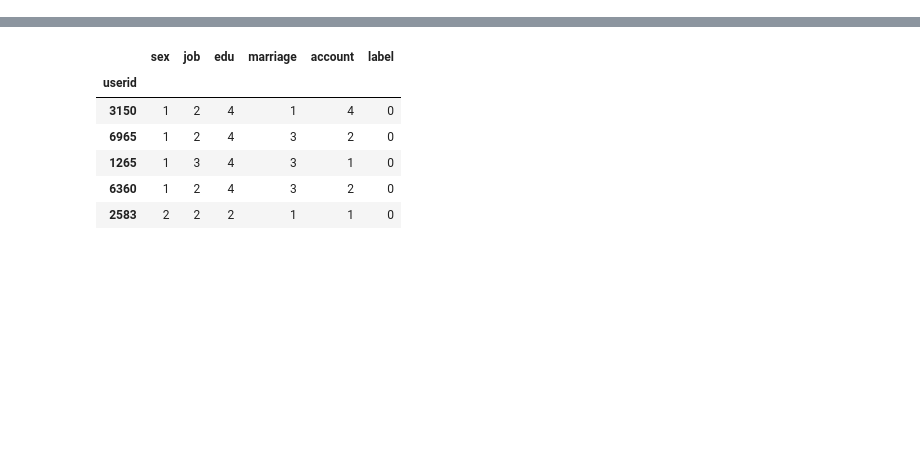
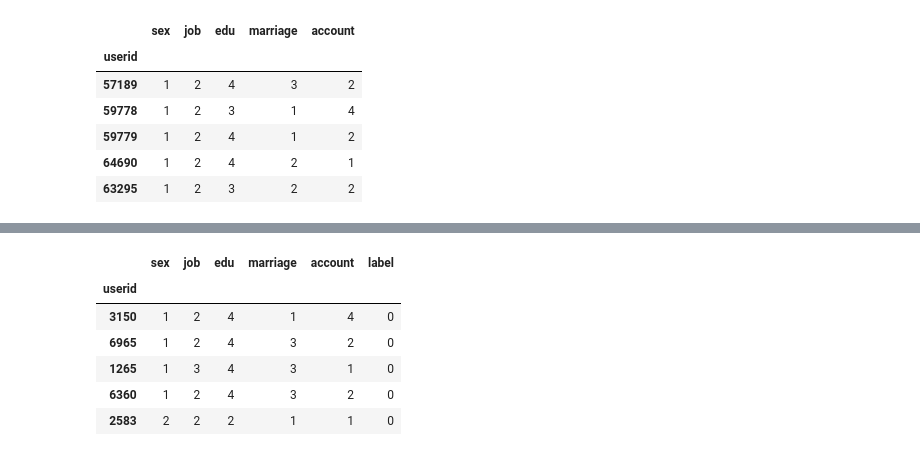
Before and after one commit to hadoop73/sklearn, a Jupyter notebook: predict_risk/feature/user_info.ipynb, the cells around one changed output, grey strips where cells are left out. Cells and saved outputs as stored; diff of their text form; code cells hidden in the pictures; blank space fills up the shorter version.

```diff
--- a/predict_risk/feature/user_info.ipynb
+++ b/predict_risk/feature/user_info.ipynb
@@ -12,0 +24,13 @@ user_info_train = pd.read_csv("../../pcredit/train/user_info_train.txt",header=N
+# %%
+user_info_test = pd.read_csv("../../pcredit/test/user_info_test.txt",header=None)
+user_info_test.columns=names
+user_info_test = user_info_test.set_index('userid')
+user_info_test.head()
+# %% [output]
+|  | sex | job | edu | marriage | account |
+| userid |  |  |  |  |  |
+| 57189 | 1 | 2 | 4 | 3 | 2 |
+| 59778 | 1 | 2 | 3 | 1 | 4 |
+| 59779 | 1 | 2 | 4 | 1 | 2 |
+| 64690 | 1 | 2 | 4 | 2 | 1 |
+| 63295 | 1 | 2 | 3 | 2 | 2 |
```
Also changed, not shown: parts of 7 cells of this notebook, 13 other files.
